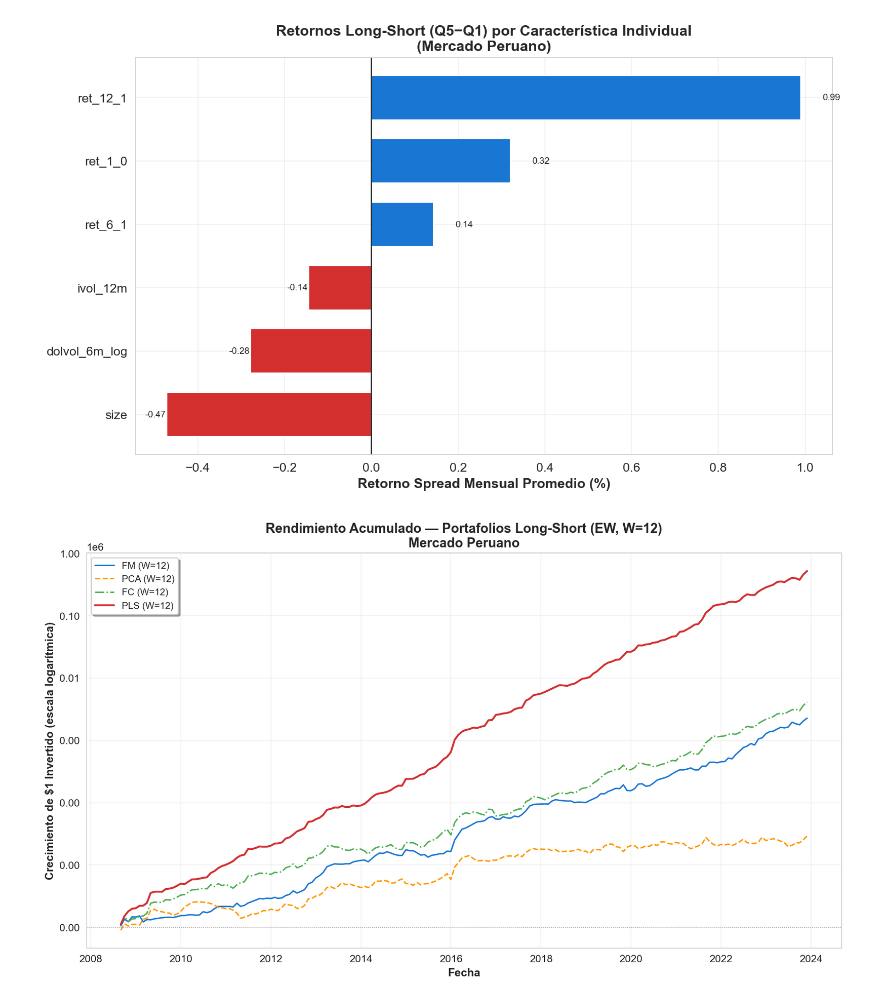
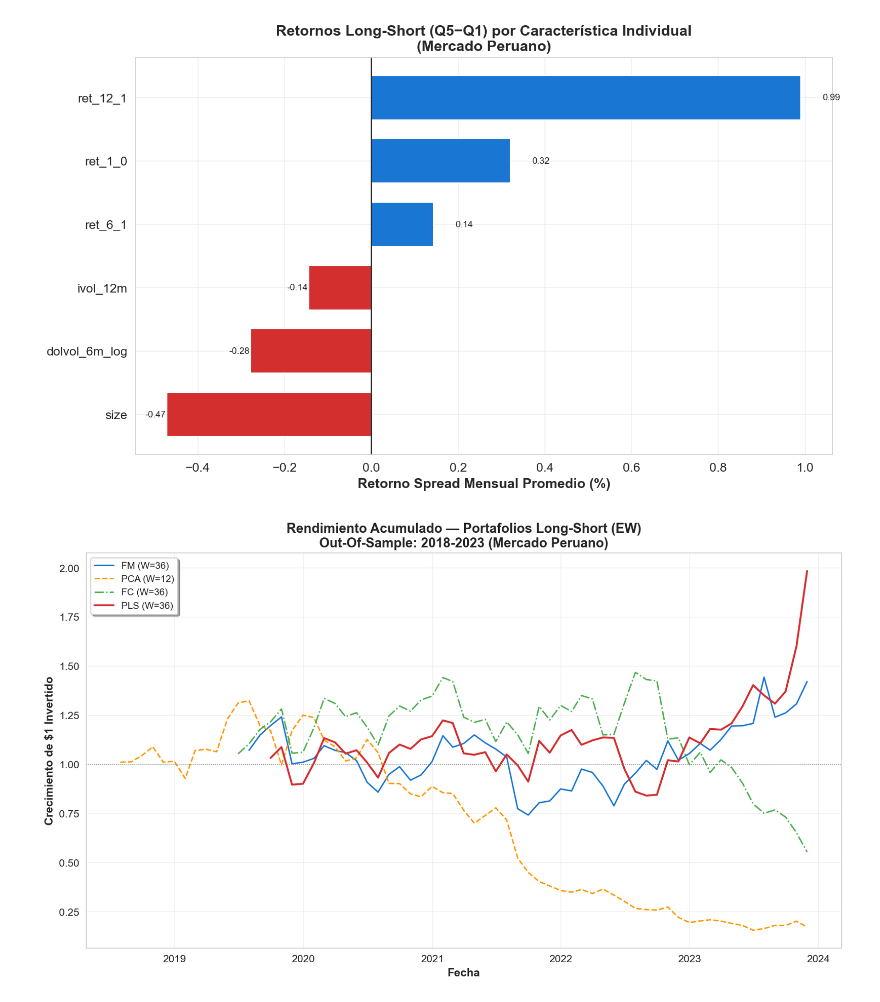
Before and after one commit to SebGarcia-dev/FamaMacBeth-AssetPricing-Peru, a Jupyter notebook: FamaMacbeth-AssetPricing-Peru-code.ipynb, the cells around one changed output. Cells and saved outputs as stored; diff of their text form; code cells hidden in the pictures.

```diff
--- a/FamaMacbeth-AssetPricing-Peru-code.ipynb
+++ b/FamaMacbeth-AssetPricing-Peru-code.ipynb
@@ -662,6 +665,7 @@ def run_pca_model(panel_df, char_cols, window):
     PCA sobre características estandarizadas → PC1 como predictor único.
     Regresión transversal: r_i = a + b * PC1_i.
     Predicción usa promedio móvil de 'b' sobre 'window' meses.
+    CORRECCIÓN: Aplicar .shift(1) para evitar data leakage.
     """
     dates = sorted(panel_df['date'].unique())
     monthly_results = []
@@ -695,9 +699,9 @@ def run_pca_model(panel_df, char_cols, window):
     results_df = pd.DataFrame(monthly_results)
     results_df = results_df.sort_values('date').reset_index(drop=True)
 
-    # Rolling averages
-    results_df['alpha_bar'] = results_df['alpha'].rolling(window, min_periods=max(6, window//2)).mean()
-    results_df['beta_bar']  = results_df['beta_pc1'].rolling(window, min_periods=max(6, window//2)).mean()
+    # CORRECCIÓN 3: Rolling averages con .shift(1) para evitar data leakage
+    results_df['alpha_bar'] = results_df['alpha'].rolling(window, min_periods=max(6, window//2)).mean().shift(1)
+    results_df['beta_bar']  = results_df['beta_pc1'].rolling(window, min_periods=max(6, window//2)).mean().shift(1)
 
     # Rolling mean of loadings (para reconstruir PC1 con loadings promediados)
     loadings_matrix = np.array(results_df['pca_loadings'].tolist())
@@ -1106,8 +1309,13 @@ def evaluate_portfolio(spread_series, factors_df, nw_lags=NW_LAGS):
     }
 # %%
 # =============================================================================
-# 2 — Calcular métricas para todos los modelos/ventanas/ponderaciones
+# 2 — Calcular métricas para modelos (OUT-OF-SAMPLE ONLY)
 # =============================================================================
+
+
+# Filtrar factores para período OOS
+factors_peru_oos = factors_peru[factors_peru.index >= OUT_OF_SAMPLE_START].copy()
+
 summary_data = []
 
 for (model_name, w), port in all_portfolios.items():
@@ -1120,7 +1328,7 @@ for (model_name, w), port in all_portfolios.items():
         if len(spread_series) < 12:
             continue
 
-        metrics = evaluate_portfolio(spread_series, factors_peru, NW_LAGS)
+        metrics = evaluate_portfolio(spread_series, factors_peru_oos, NW_LAGS)
         metrics['Model']  = model_name
         metrics['Window'] = w
         metrics['Weight'] = weight_type
@@ -1140,6 +1348,7 @@ tabla_resumen.columns = ['Model', 'Window', 'Weight',
 
 print(tabla_resumen.to_string(index=False, float_format='{:.3f}'.format))
 
-# Guardar CSV
-tabla_resumen.to_csv('data/tabla_resumen_spreads.csv', index=False)
+# Guardar CSV (OOS results)
+tabla_resumen.to_csv('data/tabla_resumen_spreads_OOS.csv', index=False)
+print("\nGuardado: data/tabla_resumen_spreads_OOS.csv")
 # %% [output]
@@ -1265,43 +1469,37 @@ Calculando spreads univariados por característica...
 [figure]
 # %%
 # =============================================================================
-# 2: Retornos acumulados comparando FM, PCA, FC, PLS
+# 2: Retornos acumulados comparando FM, PCA, FC, PLS (OUT-OF-SAMPLE ONLY)
 # =============================================================================
 fig, ax = plt.subplots(figsize=(12, 7))
-
-# Usar la mejor ventana (W=12) para cada modelo
-best_w = WINDOWS[0]
 
 model_colors = {'FM': '#1976d2', 'PCA': '#ff9800', 'FC': '#4caf50', 'PLS': '#d32f2f'}
 model_styles = {'FM': '-', 'PCA': '--', 'FC': '-.', 'PLS': '-'}
 
-for model_name in ['FM', 'PCA', 'FC', 'PLS']:
-    key = (model_name, best_w)
-    if key not in all_portfolios:
-        continue
-    port = all_portfolios[key].set_index('date').sort_index()
-    spread = port['spread_EW'].dropna()
+for (model_name, w), port in all_portfolios.items():
+    port_indexed = port.set_index('date').sort_index()
+    spread = port_indexed['spread_EW'].dropna()
     cum_ret = (1 + spread).cumprod()
 
     ax.plot(cum_ret.index, cum_ret.values,
-            label=f'{model_name} (W={best_w})',
+            label=f'{model_name} (W={w})',
             color=model_colors.get(model_name, 'gray'),
             linestyle=model_styles.get(model_name, '-'),
             linewidth=2.0 if model_name == 'PLS' else 1.5)
 
-ax.set_title(f'Rendimiento Acumulado — Portafolios Long-Short (EW, W={best_w})\nMercado Peruano',
+ax.set_title(f'Rendimiento Acumulado — Portafolios Long-Short (EW)\nOut-Of-Sample: 2018-2023 (Mercado Peruano)',
              fontsize=14, fontweight='bold')
 ax.set_xlabel('Fecha', fontweight='bold')
-ax.set_ylabel('Crecimiento de $1 Invertido (escala logarítmica)', fontweight='bold')
+ax.set_ylabel('Crecimiento de $1 Invertido', fontweight='bold')
 ax.axhline(1, color='gray', linewidth=0.8, linestyle=':')
 ax.legend(loc='upper left', frameon=True, shadow=True)
-ax.set_yscale('log')
 ax.yaxis.set_major_formatter(mticker.ScalarFormatter())
 ax.yaxis.set_minor_formatter(mticker.NullFormatter())
+
 plt.tight_layout()
-plt.savefig('data/fig2_retornos_acumulados.png', dpi=300, bbox_inches='tight')
+plt.savefig('data/fig2_retornos_acumulados_OOS.png', dpi=300, bbox_inches='tight')
 plt.show()
 # %% [output]
-[figure, old version]
+[figure, new version]
 # %%
 # =============================================================================
```
Also changed, not shown: parts of 17 cells of this notebook, 5 other files.
